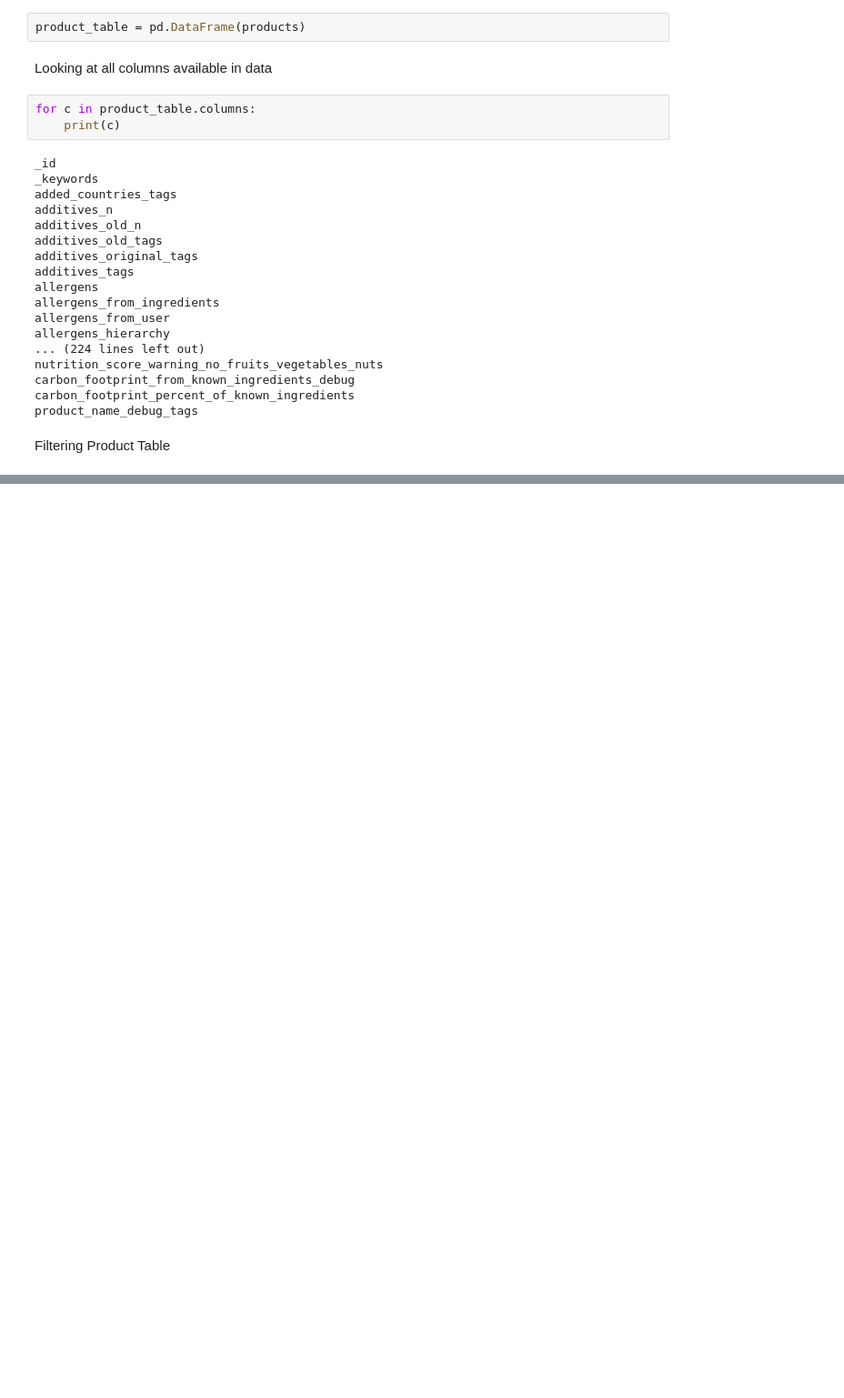
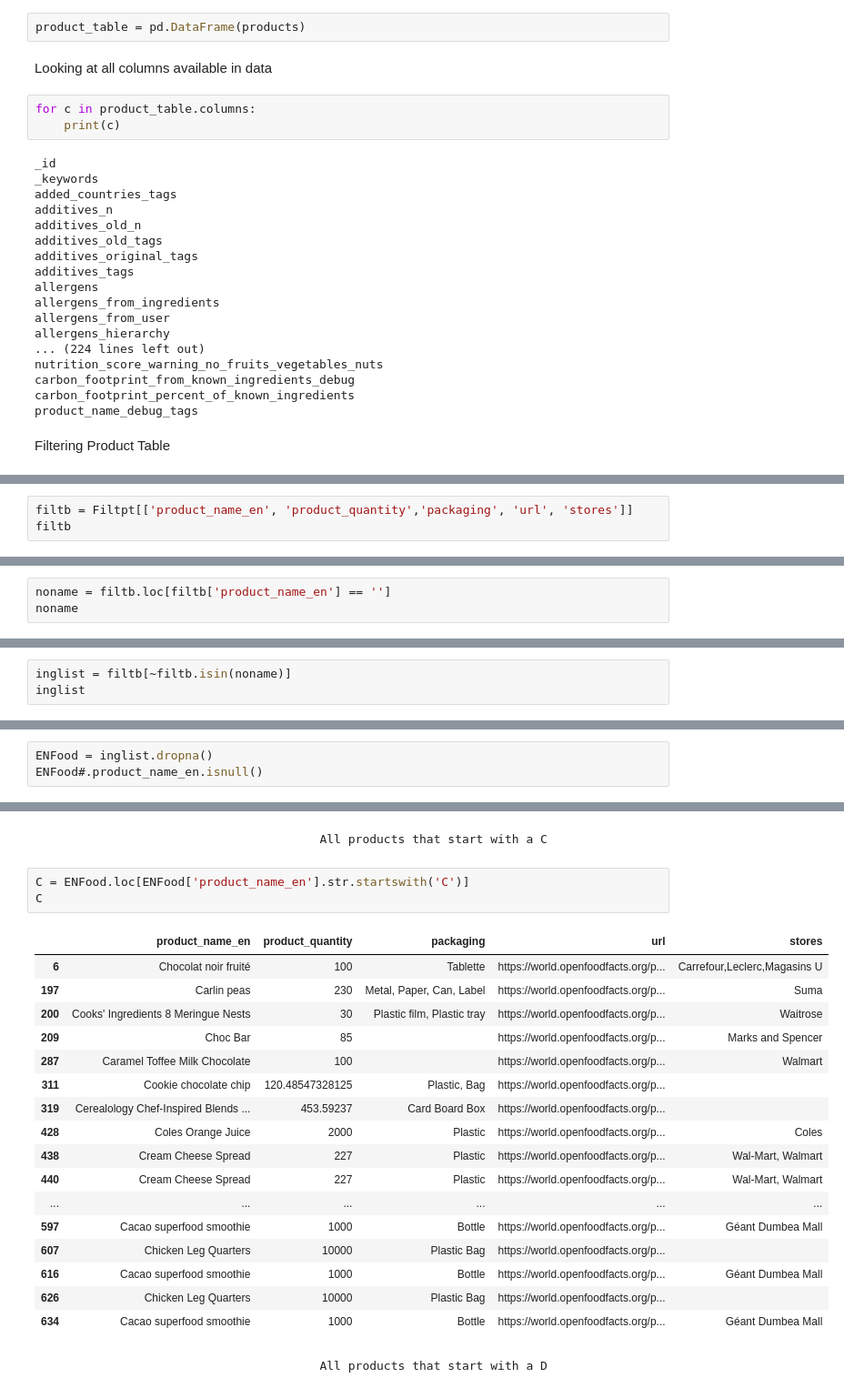
Before and after one commit to elliotkarikari/Product_Weight_Project, a Jupyter notebook: Jupter_notebooks/WeightData/Open Food Facts.ipynb, the cells around one changed output, grey strips where cells are left out. Shown at 91% size. Drawn from its saved outputs; the diff is of its cells as text; blank space fills up the shorter version.

```diff
--- a/Jupter_notebooks/WeightData/Open Food Facts.ipynb
+++ b/Jupter_notebooks/WeightData/Open Food Facts.ipynb
@@ -128,0 +81,3 @@ Looking at all columns available in data
+# %%
+filtb = Filtpt[['product_name_en', 'product_quantity','packaging', 'url', 'stores']]
+filtb
@@ -128,0 +102,3 @@ Looking at all columns available in data
+# %%
+noname = filtb.loc[filtb['product_name_en'] == '']
+noname
@@ -128,0 +121,3 @@ Looking at all columns available in data
+# %%
+inglist = filtb[~filtb.isin(noname)]
+inglist
@@ -128,0 +138,3 @@ Looking at all columns available in data
+# %%
+ENFood = inglist.dropna()
+ENFood#.product_name_en.isnull()
@@ -128,0 +211,25 @@ Looking at all columns available in data
+# %% [markdown]
+                                          All products that start with a C
+# %%
+C = ENFood.loc[ENFood['product_name_en'].str.startswith('C')]
+C
+# %% [output]
+|  | product_name_en | product_quantity | packaging | url | stores |
+| 6 | Chocolat noir fruité | 100 | Tablette | https://world.openfoodfacts.org/p... | Carrefour,Leclerc,Magasins U |
+| 197 | Carlin peas | 230 | Metal, Paper, Can, Label | https://world.openfoodfacts.org/p... | Suma |
+| 200 | Cooks' Ingredients 8 Meringue Nests | 30 | Plastic film, Plastic tray | https://world.openfoodfacts.org/p... | Waitrose |
+| 209 | Choc Bar | 85 |  | https://world.openfoodfacts.org/p... | Marks and Spencer |
+| 287 | Caramel Toffee Milk Chocolate | 100 |  | https://world.openfoodfacts.org/p... | Walmart |
+| 311 | Cookie chocolate chip | 120.48547328125 | Plastic, Bag | https://world.openfoodfacts.org/p... |  |
+| 319 | Cerealology Chef-Inspired Blends ... | 453.59237 | Card Board Box | https://world.openfoodfacts.org/p... |  |
+| 428 | Coles Orange Juice | 2000 | Plastic | https://world.openfoodfacts.org/p... | Coles |
+| 438 | Cream Cheese Spread | 227 | Plastic | https://world.openfoodfacts.org/p... | Wal-Mart, Walmart |
+| 440 | Cream Cheese Spread | 227 | Plastic | https://world.openfoodfacts.org/p... | Wal-Mart, Walmart |
+| ... | ... | ... | ... | ... | ... |
+| 597 | Cacao superfood smoothie | 1000 | Bottle | https://world.openfoodfacts.org/p... | Géant Dumbea Mall |
+| 607 | Chicken Leg Quarters | 10000 | Plastic Bag | https://world.openfoodfacts.org/p... |  |
+| 616 | Cacao superfood smoothie | 1000 | Bottle | https://world.openfoodfacts.org/p... | Géant Dumbea Mall |
+| 626 | Chicken Leg Quarters | 10000 | Plastic Bag | https://world.openfoodfacts.org/p... |  |
+| 634 | Cacao superfood smoothie | 1000 | Bottle | https://world.openfoodfacts.org/p... | Géant Dumbea Mall |
+# %% [markdown]
+                                          All products that start with a D
```
Also changed, not shown: parts of 23 cells of this notebook.
